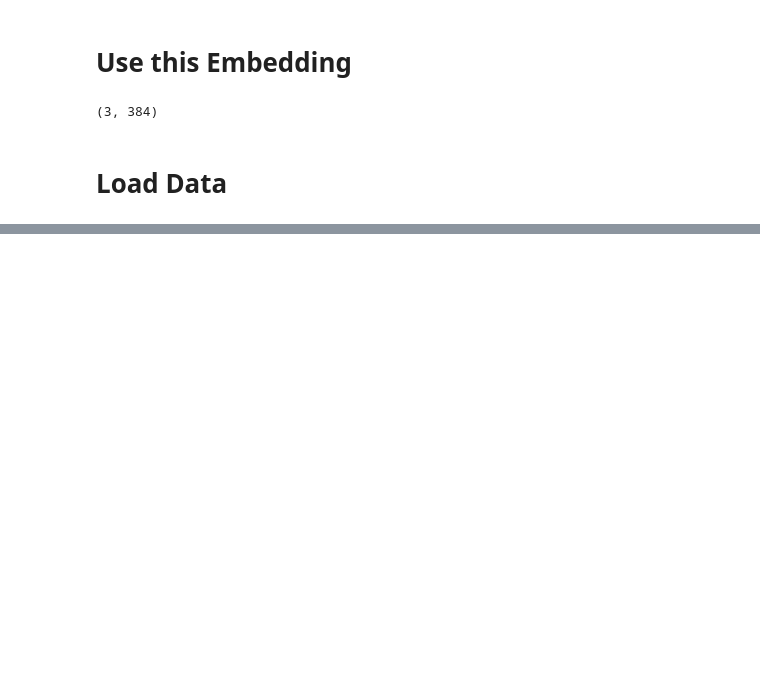
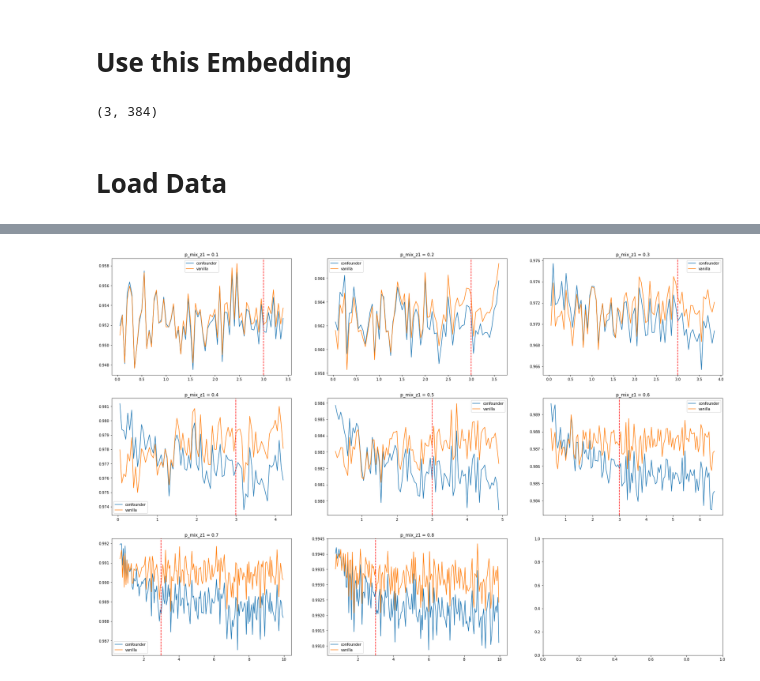
Before and after one commit to LinguisticAnomalies/DeconDTN, a Jupyter notebook: notebooks_xiruo/[test] Logistic Regression.ipynb, the cells around one changed output, grey strips where cells are left out. Cells and saved outputs as stored; diff of their text form; code cells hidden in the pictures; blank space fills up the shorter version.

```diff
--- a/notebooks_xiruo/[test] Logistic Regression.ipynb
+++ b/notebooks_xiruo/[test] Logistic Regression.ipynb
@@ -248,0 +1389,4 @@ df_all
+# %%
+
+for k in valid_n_full_settings[0]['mix_param_dict'].keys():
+    df_eval[k] = [_dict['mix_param_dict'][k] for _dict in valid_n_full_settings]
@@ -248,0 +1458,3 @@ df_all
+# %%
+# df = df_eval.query("(p_pos_train_z0 == 0.3) & (p_pos_train_z1 == 0.6)")
+df = df_eval
@@ -248,0 +1469,12 @@ df_all
+# %%
+import math
+
+def oneKL(a,b):
+    return a * math.log(a/b)
+
+def KL(distrA, distrB):
+    # D_KL(P||Q): D_KL(A||B)
+    ret = 0
+    for a,b in zip(distrA, distrB):
+        ret += oneKL(a,b)
+    return ret
@@ -248,0 +1503,22 @@ df_all
+# %%
+df['distance_KL_Train_Test'] = df.apply(lambda x: KL([1-x['p_pos_train_z0'], x['p_pos_train_z0'], 1-x['p_pos_train_z1'], x['p_pos_train_z1']],
+                                                     [1-x['p_pos_test_z0'], x['p_pos_test_z0'], 1-x['p_pos_test_z1'], x['p_pos_test_z1']],
+
+                                                          ),
+                                              axis=1
+                                             )
+# %%
+p_mix_z1 = df['p_mix_z1'].unique()
+
+fig, ax = plt.subplots(math.ceil(len(p_mix_z1)/3),3, figsize=(30,20))
+ax = ax.ravel()
+for idx, k in enumerate(p_mix_z1):
+    _df = df[df['p_mix_z1'] == k].sort_values("alpha_test")
+    ax[idx].plot(_df['alpha_test'], _df['auprc_logistic_confounder'], label="confounder")
+    ax[idx].plot(_df['alpha_test'], _df['auprc_logistic_vanilla'], label="vanilla")
+
+    ax[idx].axvline(_df['alpha_train'].unique(), color="red", linestyle="--")
+    ax[idx].set_title(f"p_mix_z1 = {round(k,3)}")
+    ax[idx].legend()
+# %% [output]
+[figure, added]
```
Also changed, not shown: parts of 218 cells of this notebook, 13 other files.
